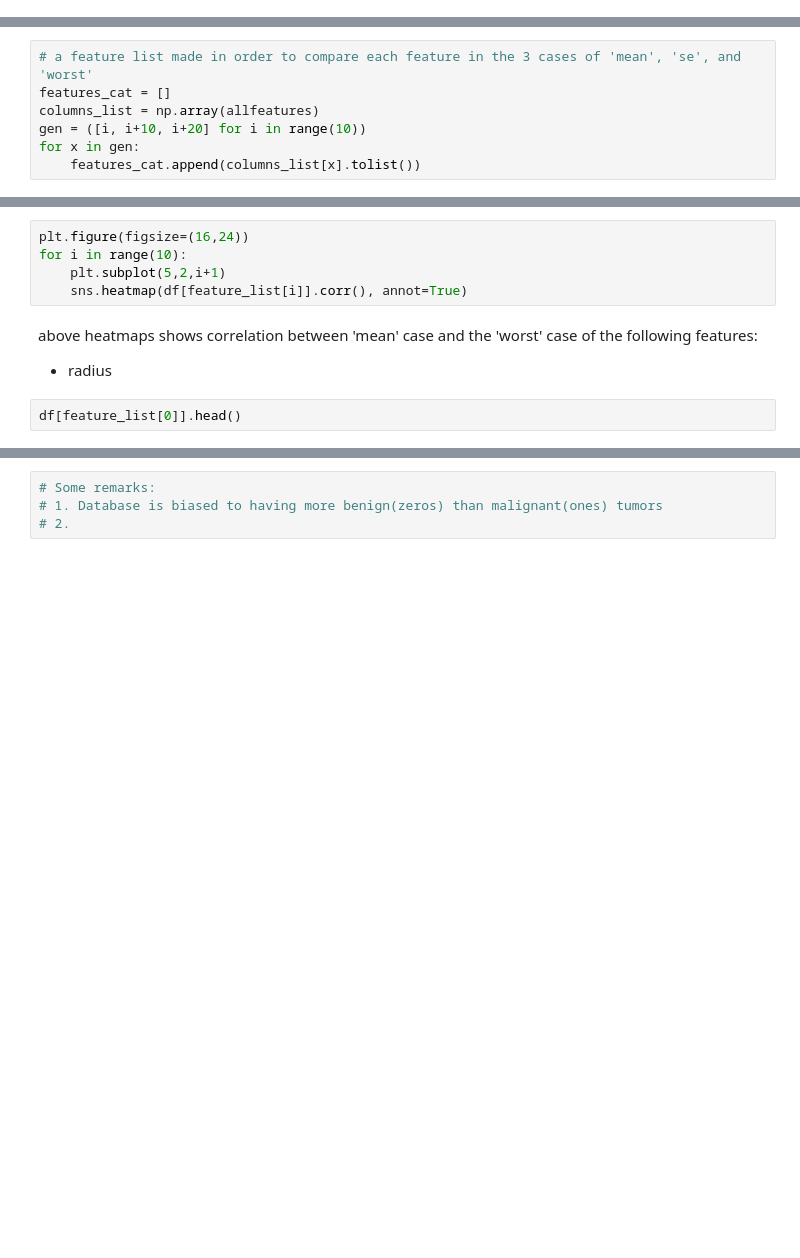
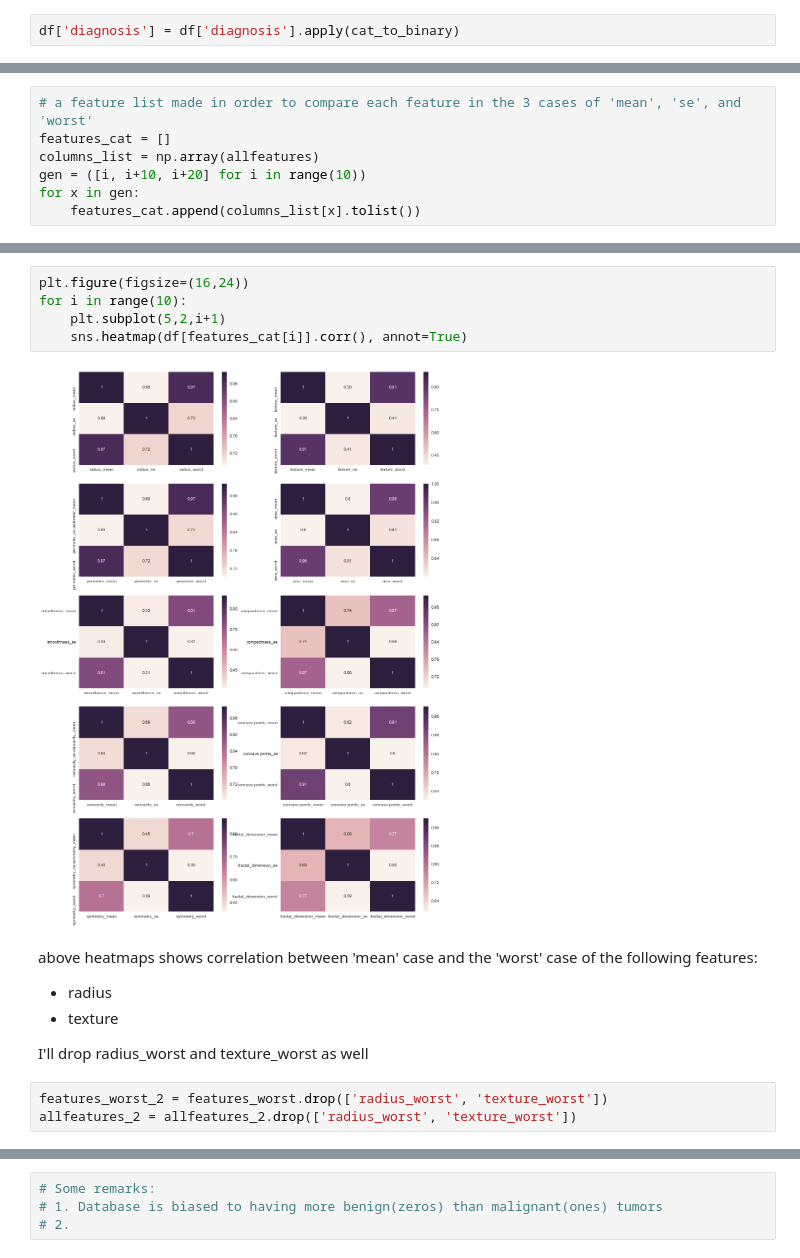
Before and after one commit to ahmadnish/FOML2017, a Jupyter notebook: neish.ipynb, the cells around one changed output, grey strips where cells are left out. Cells and saved outputs as stored; diff of their text form; blank space fills up the shorter version.

```diff
--- a/neish.ipynb
+++ b/neish.ipynb
@@ -49,6 +49,8 @@ def cat_to_binary(col):
         return 1
     else:
         return 0
+# %%
+df['diagnosis'] = df['diagnosis'].apply(cat_to_binary)
 # %% [markdown]
 For indexing purposes, separating the features in 3 distinct categories:
 * feature_mean
@@ -109,10 +157,16 @@ df[features_cat[3]].describe()
 # %%
 plt.figure(figsize=(16,24))
 for i in range(10):
     plt.subplot(5,2,i+1)
-    sns.heatmap(df[feature_list[i]].corr(), annot=True)
+    sns.heatmap(df[features_cat[i]].corr(), annot=True)
+# %% [output]
+[figure, added]
 # %% [markdown]
 above heatmaps shows correlation between 'mean' case and the 'worst' case of the following features:
 * radius
+* texture
+
+I'll drop radius_worst and texture_worst as well
-# %%
-df[feature_list[0]].head()
+# %%
+features_worst_2 = features_worst.drop(['radius_worst', 'texture_worst'])
+allfeatures_2 = allfeatures_2.drop(['radius_worst', 'texture_worst'])
```
Also changed, not shown: parts of 10 cells of this notebook.
